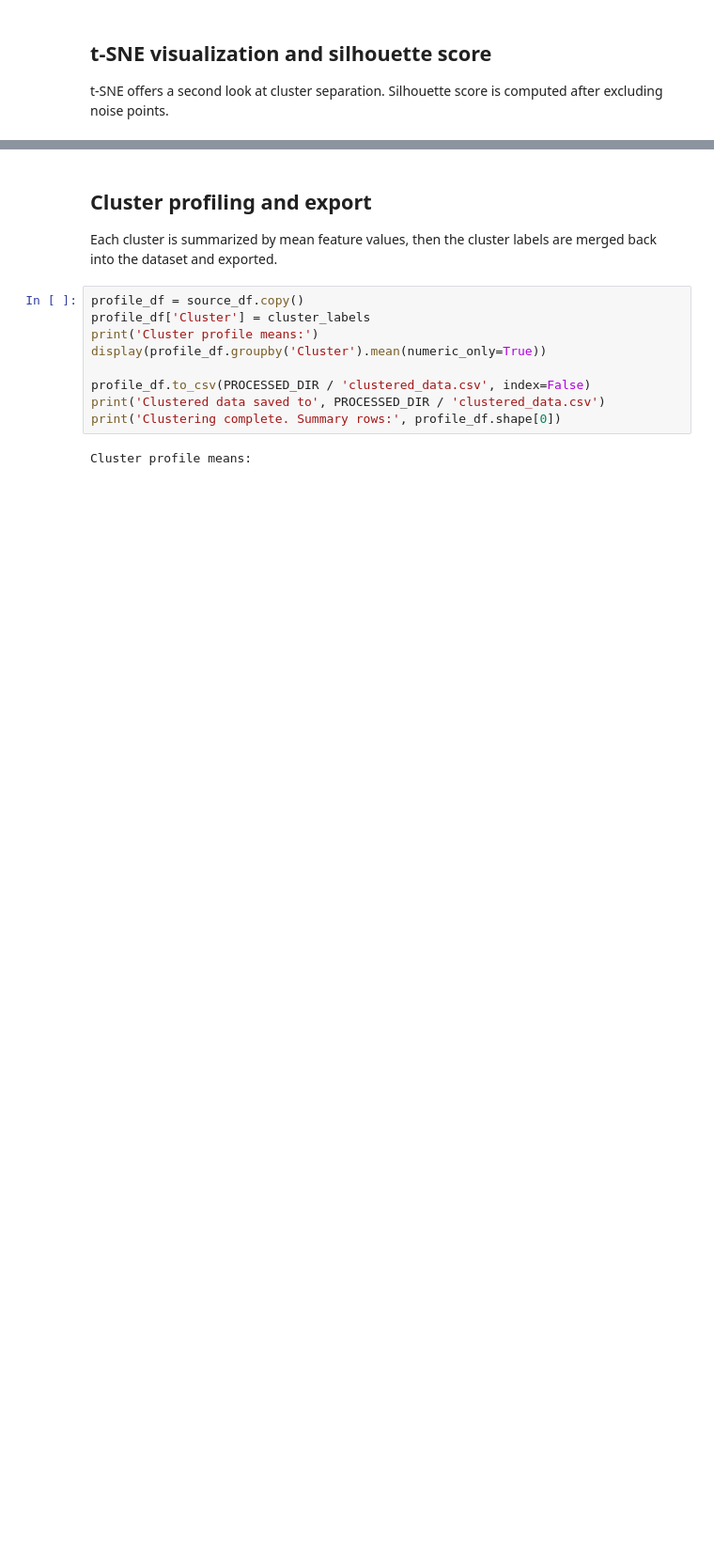
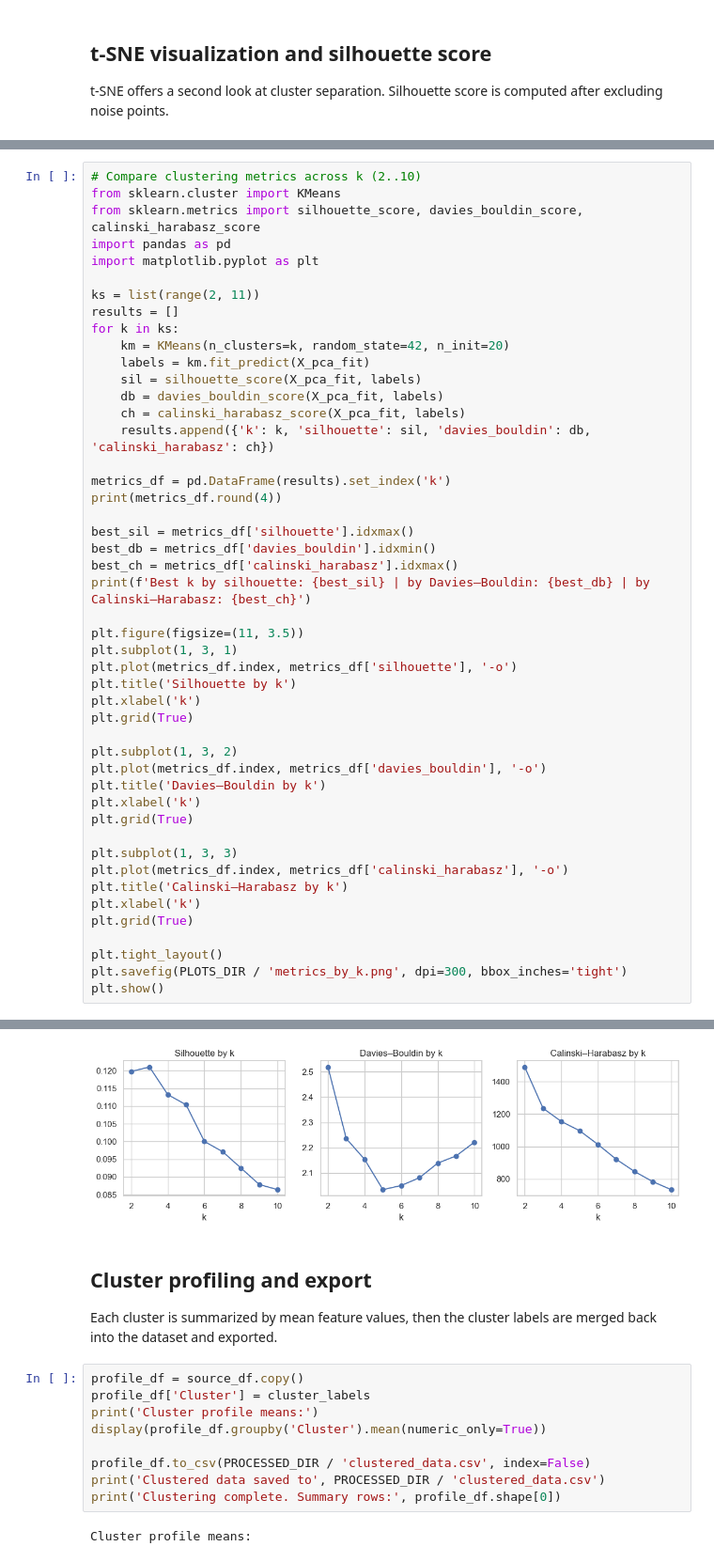
Before and after one commit to aanchalshres/Financial-Risk-Classification-and-Behavioral-Pattern-Clustering, a Jupyter notebook: notebooks/03_clustering.ipynb, the cells around one changed output, grey strips where cells are left out. Shown at 94% size. Saved outputs shown, nothing was run; the diff lists cells and outputs as text; blank space fills up the shorter version.

```diff
--- a/notebooks/03_clustering.ipynb
+++ b/notebooks/03_clustering.ipynb
@@ -150,0 +151,48 @@ Silhouette Score: 0.111
+# %%
+# Compare clustering metrics across k (2..10)
+from sklearn.cluster import KMeans
+from sklearn.metrics import silhouette_score, davies_bouldin_score, calinski_harabasz_score
+import pandas as pd
+import matplotlib.pyplot as plt
+
+ks = list(range(2, 11))
+results = []
+for k in ks:
+    km = KMeans(n_clusters=k, random_state=42, n_init=20)
+    labels = km.fit_predict(X_pca_fit)
+    sil = silhouette_score(X_pca_fit, labels)
+    db = davies_bouldin_score(X_pca_fit, labels)
+    ch = calinski_harabasz_score(X_pca_fit, labels)
+    results.append({'k': k, 'silhouette': sil, 'davies_bouldin': db, 'calinski_harabasz': ch})
+
+metrics_df = pd.DataFrame(results).set_index('k')
+print(metrics_df.round(4))
+
+best_sil = metrics_df['silhouette'].idxmax()
+best_db = metrics_df['davies_bouldin'].idxmin()
+best_ch = metrics_df['calinski_harabasz'].idxmax()
+print(f'Best k by silhouette: {best_sil} | by Davies–Bouldin: {best_db} | by Calinski–Harabasz: {best_ch}')
+
+plt.figure(figsize=(11, 3.5))
+plt.subplot(1, 3, 1)
+plt.plot(metrics_df.index, metrics_df['silhouette'], '-o')
+plt.title('Silhouette by k')
+plt.xlabel('k')
+plt.grid(True)
+
+plt.subplot(1, 3, 2)
+plt.plot(metrics_df.index, metrics_df['davies_bouldin'], '-o')
+plt.title('Davies–Bouldin by k')
+plt.xlabel('k')
+plt.grid(True)
+
+plt.subplot(1, 3, 3)
+plt.plot(metrics_df.index, metrics_df['calinski_harabasz'], '-o')
+plt.title('Calinski–Harabasz by k')
+plt.xlabel('k')
+plt.grid(True)
+
+plt.tight_layout()
+plt.savefig(PLOTS_DIR / 'metrics_by_k.png', dpi=300, bbox_inches='tight')
+plt.show()
+# %% [output]
@@ -151,3 +211,4 @@ Silhouette Score: 0.111
+[figure, added]
 # %% [markdown]
 ## Cluster profiling and export
 Each cluster is summarized by mean feature values, then the cluster labels are merged back into the dataset and exported.
```
Also changed, not shown: parts of 8 cells of this notebook, 15 other files.
